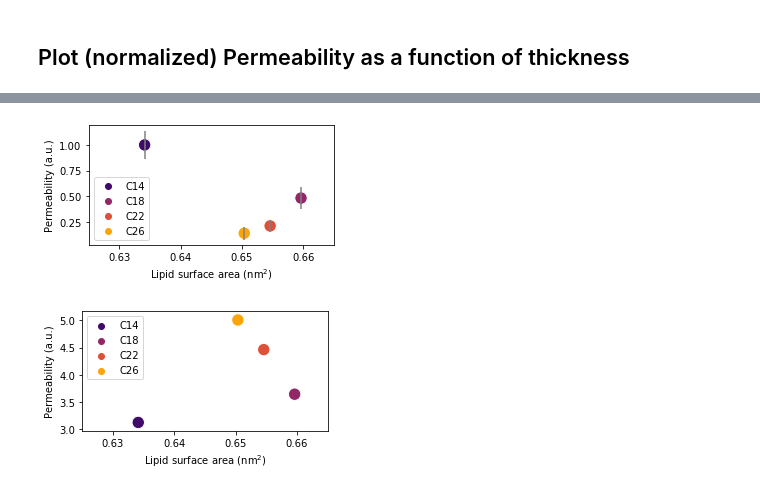
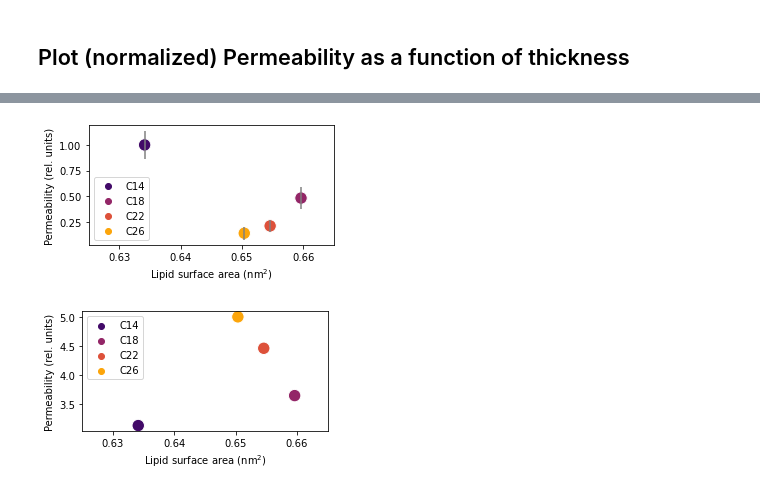
Before and after one commit to jmelcr/permeability, a Jupyter notebook: martini3/cholesterol00p_PC_variousTails_sims/membrane_thickness_unsaturated_tails/calculate-permeability-friction-from-sim-jacopo.ipynb, the cells around one changed output, grey strips where cells are left out. Saved outputs shown, nothing was run; the diff lists cells and outputs as text; code cells hidden in the pictures.

```diff
--- a/martini3/cholesterol00p_PC_variousTails_sims/membrane_thickness_unsaturated_tails/calculate-permeability-friction-from-sim-jacopo.ipynb
+++ b/martini3/cholesterol00p_PC_variousTails_sims/membrane_thickness_unsaturated_tails/calculate-permeability-friction-from-sim-jacopo.ipynb
@@ -326,28 +326,28 @@ sns.scatterplot(data=relperdf.sort_values(by="APL nm2"), x="APL nm2", y='perm re
                 palette='inferno',
                 markers="s", s=155)
 plt.xlabel(r"Lipid surface area (nm$^2$)")
-plt.ylabel("Permeability (a.u.)")
+plt.ylabel("Permeability (rel. units)")
 plt.xlim([0.625,0.665])
 plt.legend(loc='lower left')
 
 plt.savefig("rel-perm-APL_plot.png", dpi=300, bbox_inches='tight')
 # %% [output]
-[figure, old version]
+[figure, new version]
 # %%
 #sns.lmplot(data=relperdf, x="thickness nm", y='perm rel')
 fig = plt.figure(figsize=[4.4,2.2])
 sns.scatterplot(data=relperdf.sort_values(by="APL nm2"), x="APL nm2", y="thickness nm",
                 hue=["C14", "C26", "C22", "C18"], hue_order=["C14", "C18", "C22", "C26"],
                 palette='inferno',
                 markers="s", s=155)
 plt.xlabel(r"Lipid surface area (nm$^2$)")
-plt.ylabel("Permeability (a.u.)")
+plt.ylabel("Permeability (rel. units)")
 plt.xlim([0.625,0.665])
 plt.legend(loc='upper left')
 
 plt.savefig("thickness-APL_plot.png", dpi=300, bbox_inches='tight')
 # %% [output]
-[figure, old version]
+[figure, new version]
 # %%
 # Data Loading for re-plotting...
 
```
Also changed, not shown: parts of 4 cells of this notebook, 3 other files.
